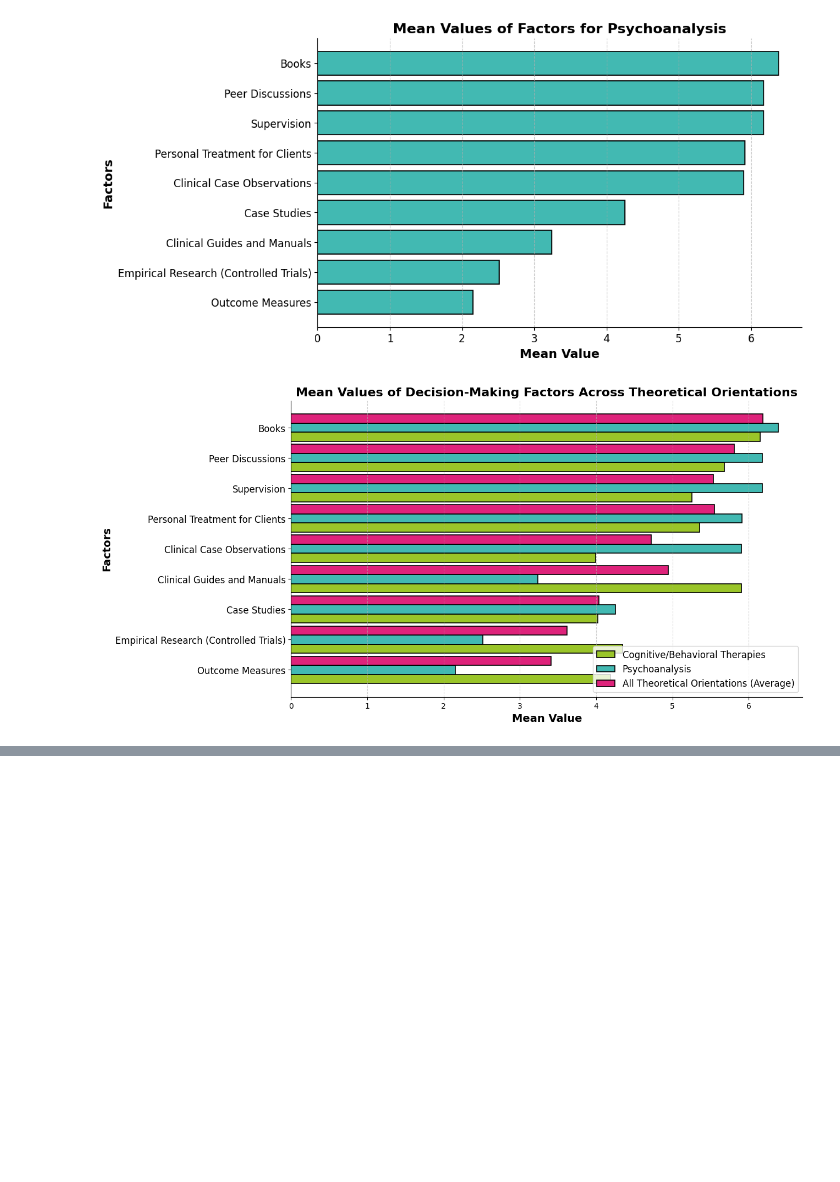
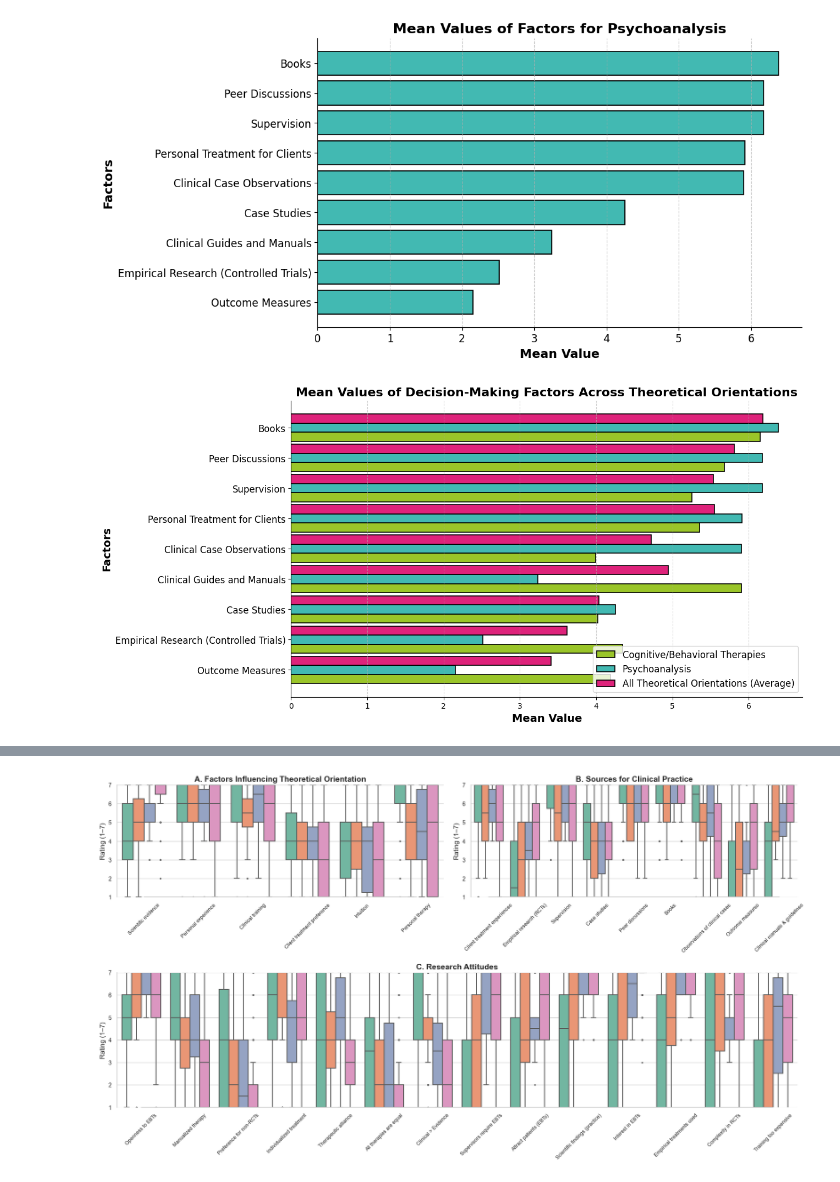
Before and after one commit to Nicobruno92/Psy_ResearchAttitudes, a Jupyter notebook: notebooks/analysis/statistical_analysis.ipynb, the cells around one changed output, grey strips where cells are left out. Saved outputs shown, nothing was run; the diff lists cells and outputs as text; code cells hidden in the pictures; blank space fills up the shorter version.

```diff
--- a/notebooks/analysis/statistical_analysis.ipynb
+++ b/notebooks/analysis/statistical_analysis.ipynb
@@ -336,3 +348,11 @@ print(mancova.mv_test())
 # %% [markdown]
 The adjustments indicate that when controlling for age, gender, and weekly hours of patient interaction, the group effect of `s1_orientacion_teo` on `s2_evidencia_cientifica` and `s2_terapia_personal` remains significant.
 However, the F values and p-values slightly adjusted across the board, reflecting the covariates' influence.
+# %%
+# Loop over each variable in the list and perform Tukey's HSD
+for var in variables_s2:
+    mc = multi.MultiComparison(df_subset_clean[var], df_subset_clean['s1_orientacion_teo'])
+    res = mc.tukeyhsd()
+    print(f'{var}')
+    print(res.summary())
+    print()
@@ -1171,0 +1456,55 @@ plt.show()
+# %%
+def plot_significant_color_boxplot(df_subset, variables, ax, title, pretty_labels, y_variable='s1_orientacion_teo', original_y_order=None):
+    """
+    Plot significant variables using color palette (for online version), on a given matplotlib axis.
+    """
+    if original_y_order is None:
+        original_y_order = ['Psicoanálisis', 'Ecléctico (más de una de estas opciones)',
+                            'Sistémica', 'Terapias Cognitivas/Comportamentales']
+
+    # Melt and clean
+    df_long = df_subset.melt(id_vars=y_variable, value_vars=variables,
+                             var_name='Variable', value_name='Rating')
+
+    df_long[y_variable] = pd.Categorical(df_long[y_variable], categories=original_y_order, ordered=True)
+
+    # Apply pretty labels
+    df_long['Pretty'] = df_long['Variable'].map(pretty_labels)
+    df_long['Pretty'] = pd.Categorical(df_long['Pretty'],
+        categories=[pretty_labels[var] for var in variables], ordered=True)
+
+    # Plot
+    sns.boxplot(data=df_long, x='Pretty', y='Rating', hue=y_variable,
+                hue_order=original_y_order, linewidth=1.5,
+                palette='Set2', fliersize=2, ax=ax)
+
+    # Style
+    ax.set_title(title, fontsize=14, weight='bold')
+    ax.set_xlabel("")
+    ax.set_ylabel("Rating (1–7)", fontsize=12)
+    ax.set_ylim(1, 7)
+    ax.tick_params(axis='x', labelrotation=45, labelsize=9)
+    ax.tick_params(axis='y', labelsize=10)
+    ax.get_legend().remove()
+    sns.despine(ax=ax, trim=True)
+
+fig = plt.figure(figsize=(18, 10))
+gs = gridspec.GridSpec(2, 2, height_ratios=[1, 1.2])  # 2 rows, 2 columns
+
+ax1 = fig.add_subplot(gs[0, 0])
+ax2 = fig.add_subplot(gs[0, 1])
+ax3 = fig.add_subplot(gs[1, :])
+
+plot_significant_color_boxplot(df_subset_s2, variables_s2, ax=ax1,
+                               title="A. Factors Influencing Theoretical Orientation", pretty_labels=pretty_labels_s2)
+
+plot_significant_color_boxplot(df_subset_s3, variables_s3, ax=ax2,
+                               title="B. Sources for Clinical Practice", pretty_labels=pretty_labels_s3)
+
+plot_significant_color_boxplot(df_subset_s4, significant_variables_s4, ax=ax3,
+                               title="C. Research Attitudes", pretty_labels=pretty_labels_s4)
+
+plt.tight_layout()
+plt.show()
+# %% [output]
+[figure, added]
```
Also changed, not shown: parts of 8 cells of this notebook, 1 other file.
